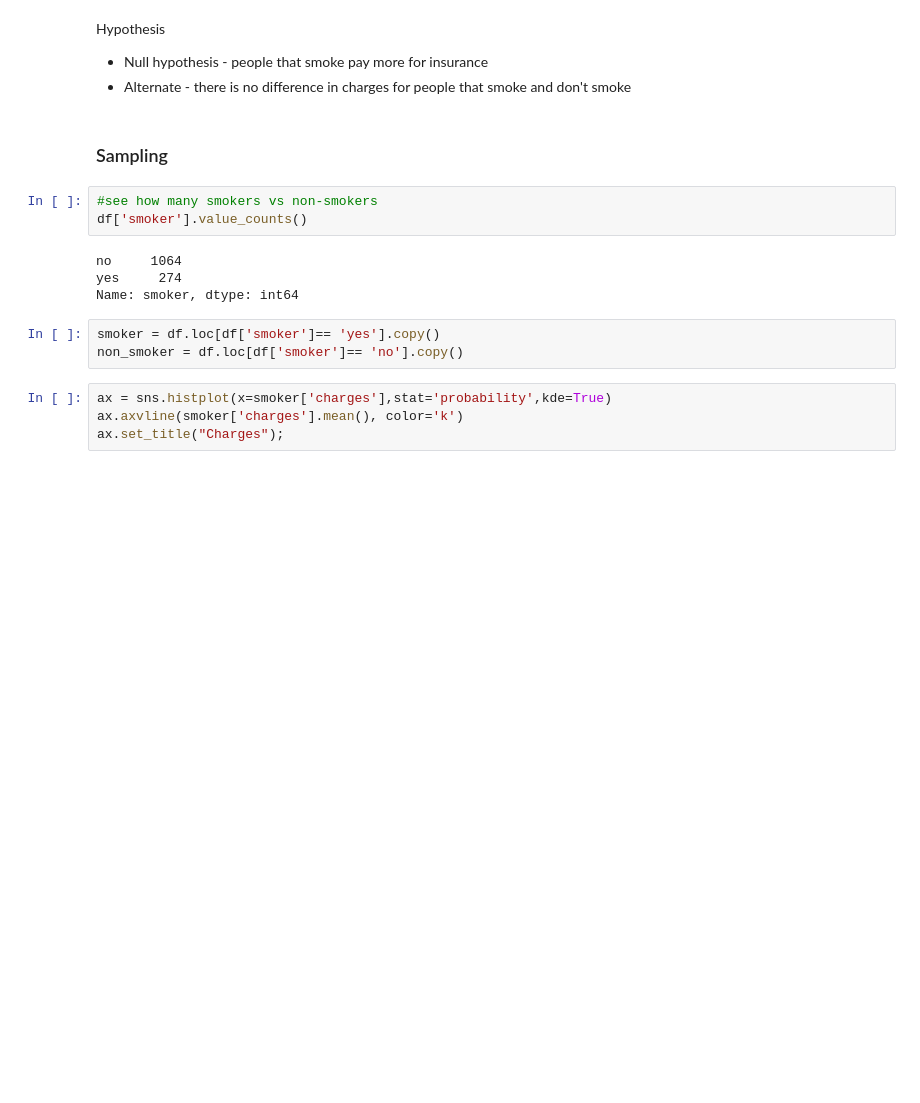
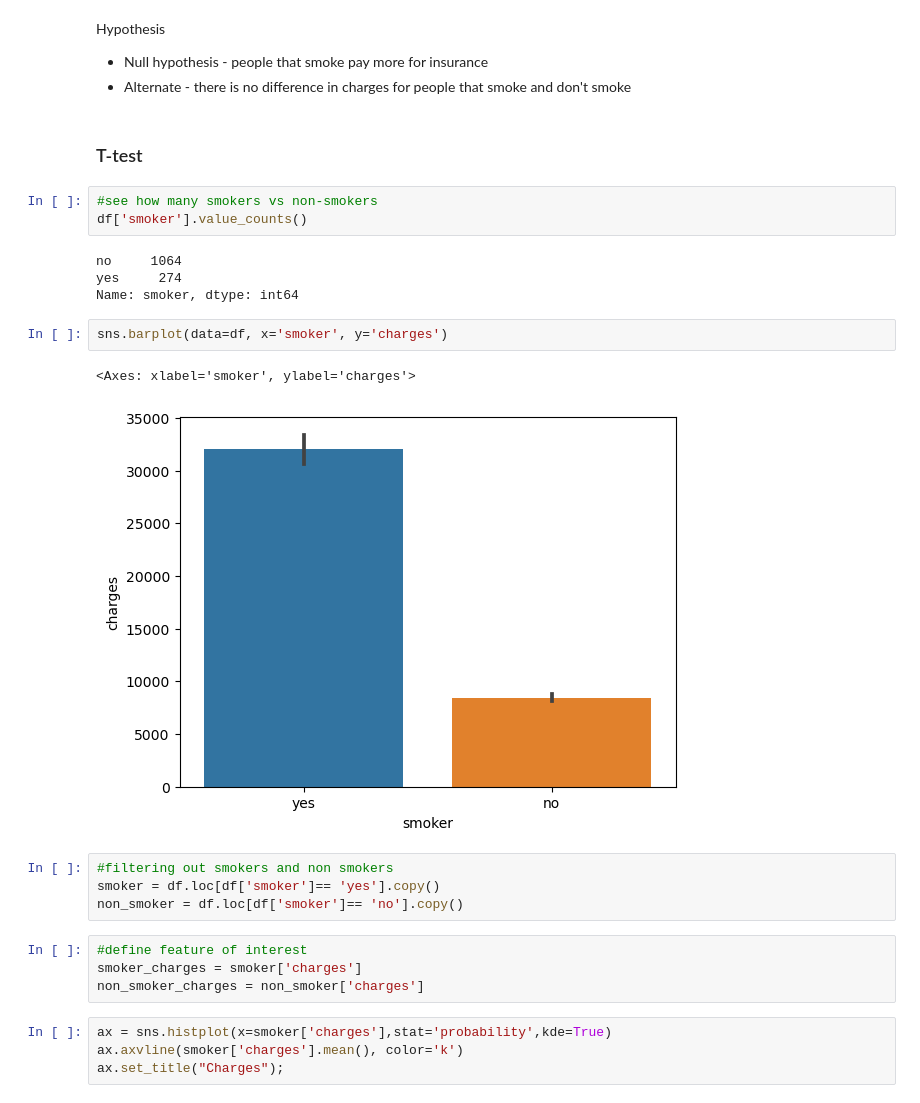
Before and after one commit to nenarossbce/Hypothesis-Testing-with-Insurance-Data_Core, a Jupyter notebook: Hypothesis Testing with Insurance Data_Core.ipynb, the cells around one changed output. Saved outputs shown, nothing was run; the diff lists cells and outputs as text; blank space fills up the shorter version.

```diff
--- a/Hypothesis Testing with Insurance Data_Core.ipynb
+++ b/Hypothesis Testing with Insurance Data_Core.ipynb
@@ -43,7 +43,7 @@ df.head()
 * Null hypothesis - people that smoke pay more for insurance
 * Alternate - there is no difference in charges for people that smoke and don't smoke
 # %% [markdown]
-### Sampling
+### T-test
 # %%
 #see how many smokers vs non-smokers
 df['smoker'].value_counts()
@@ -51,9 +51,19 @@ df['smoker'].value_counts()
 no     1064
 yes     274
 Name: smoker, dtype: int64
+# %%
+sns.barplot(data=df, x='smoker', y='charges')
+# %% [output]
+<Axes: xlabel='smoker', ylabel='charges'>
+[figure, added]
 # %%
+#filtering out smokers and non smokers
 smoker = df.loc[df['smoker']== 'yes'].copy()
 non_smoker = df.loc[df['smoker']== 'no'].copy()
+# %%
+#define feature of interest
+smoker_charges = smoker['charges']
+non_smoker_charges = non_smoker['charges']
 # %%
 ax = sns.histplot(x=smoker['charges'],stat='probability',kde=True)
 ax.axvline(smoker['charges'].mean(), color='k')
```
Also changed, not shown: parts of 25 cells of this notebook.
